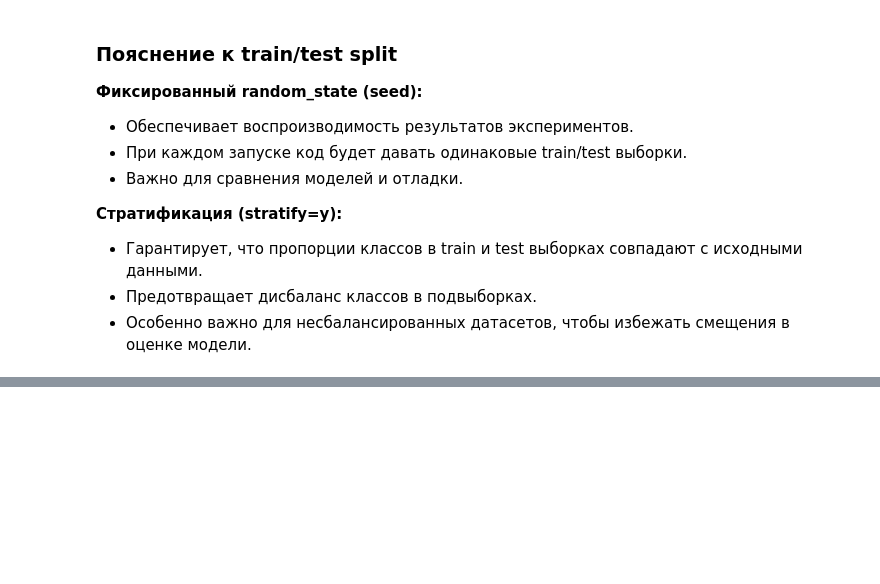
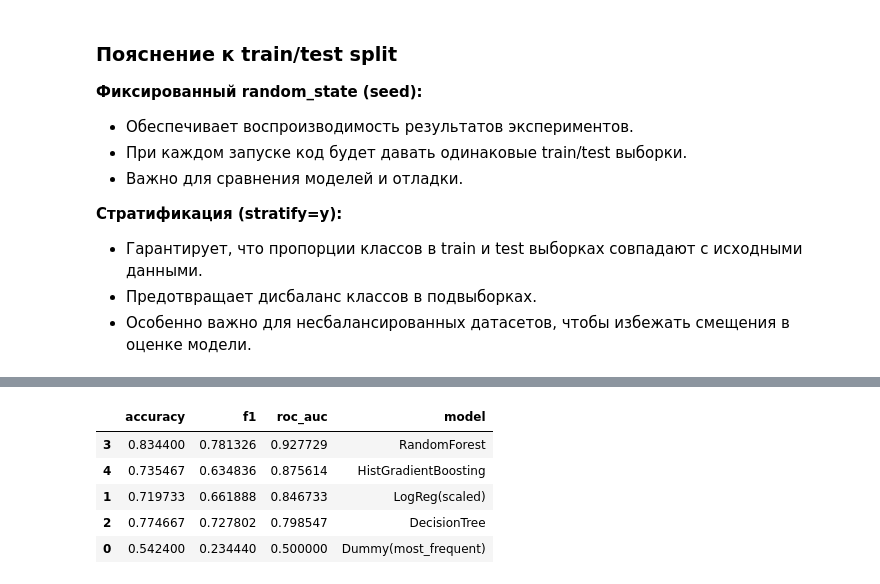
Before and after one commit to petr5092/IAI, a Jupyter notebook: homeworks/HW06/HW06.ipynb, the cells around one changed output, grey strips where cells are left out. Cells and saved outputs as stored; diff of their text form; code cells hidden in the pictures; blank space fills up the shorter version.

```diff
--- a/homeworks/HW06/HW06.ipynb
+++ b/homeworks/HW06/HW06.ipynb
@@ -1,6 +1,8 @@
 # %%
+from __future__ import annotations
+
 import json
-import joblib
+from pathlib import Path
 import numpy as np
 import pandas as pd
 import matplotlib.pyplot as plt
@@ -9,7 +11,7 @@ from sklearn.datasets import load_breast_cancer
 from sklearn.model_selection import train_test_split, StratifiedKFold, GridSearchCV
 from sklearn.metrics import (
     accuracy_score, f1_score, roc_auc_score,
-    confusion_matrix, RocCurveDisplay, roc_curve, auc
+    confusion_matrix, RocCurveDisplay
 )
 
 from sklearn.dummy import DummyClassifier
@@ -20,3 +22,11 @@ from sklearn.linear_model import LogisticRegression
 from sklearn.tree import DecisionTreeClassifier
 from sklearn.ensemble import RandomForestClassifier, HistGradientBoostingClassifier, StackingClassifier
 from sklearn.inspection import permutation_importance
+
+import joblib
+
+RANDOM_STATE = 42
+np.random.seed(RANDOM_STATE)
+
+ARTIFACTS_DIR = Path("artifacts")
+ARTIFACTS_DIR.mkdir(parents=True, exist_ok=True)
@@ -49,6 +127,15 @@ f28       float64
 target      int64
 dtype: object
 # %%
+feature_names = list(df["id"])
 df = df.drop(columns=['id'])
 y = df['target']
 X = df.drop(columns=['target'])
+
+X_train, X_test, y_train, y_test = train_test_split(
+    X, y,
+    test_size=0.25,
+    random_state=RANDOM_STATE,
+    stratify=y
+)
+X_train.shape, X_test.shape
@@ -247,0 +285,16 @@ def plot_roc(model, X_test, y_test, title: str):
+# %%
+df = pd.DataFrame(results)
+
+
+df_sorted = df.copy()
+df_sorted["roc_auc_sort"] = df_sorted["roc_auc"].fillna(-1.0)
+df_sorted = df_sorted.sort_values(["roc_auc_sort", "accuracy"], ascending=False).drop(columns=["roc_auc_sort"])
+
+df_sorted
+# %% [output]
+|  | accuracy | f1 | roc_auc | model |
+| 3 | 0.834400 | 0.781326 | 0.927729 | RandomForest |
+| 4 | 0.735467 | 0.634836 | 0.875614 | HistGradientBoosting |
+| 1 | 0.719733 | 0.661888 | 0.846733 | LogReg(scaled) |
+| 2 | 0.774667 | 0.727802 | 0.798547 | DecisionTree |
+| 0 | 0.542400 | 0.234440 | 0.500000 | Dummy(most_frequent) |
```
Also changed, not shown: parts of 27 cells of this notebook, 7 other files.
